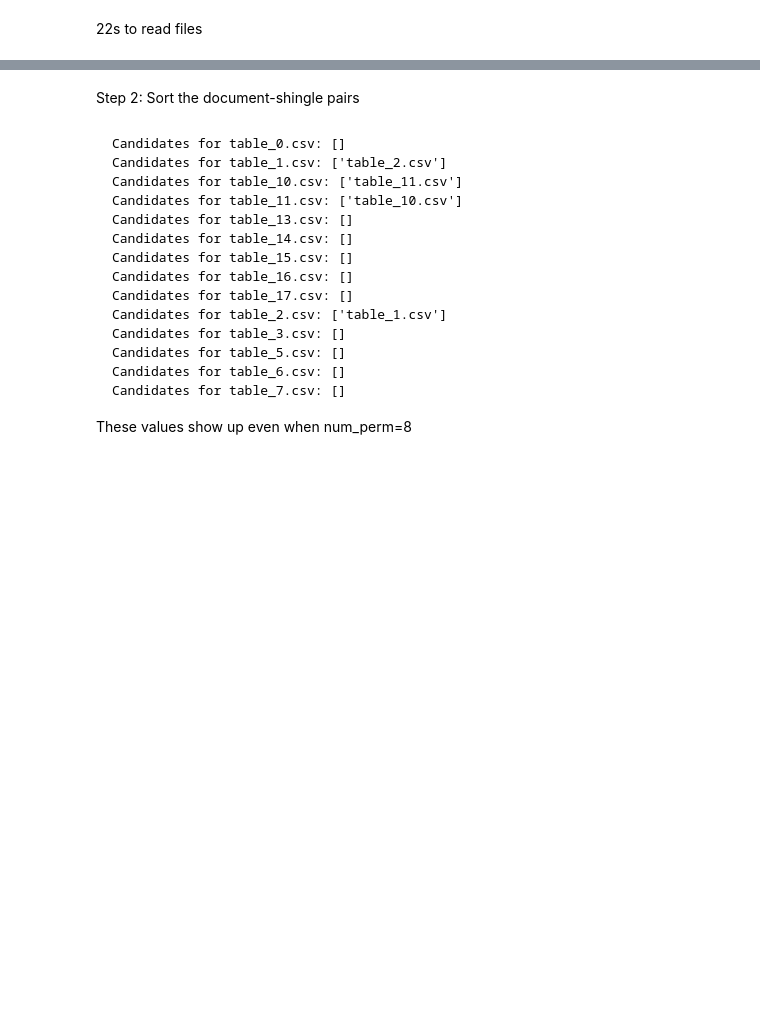
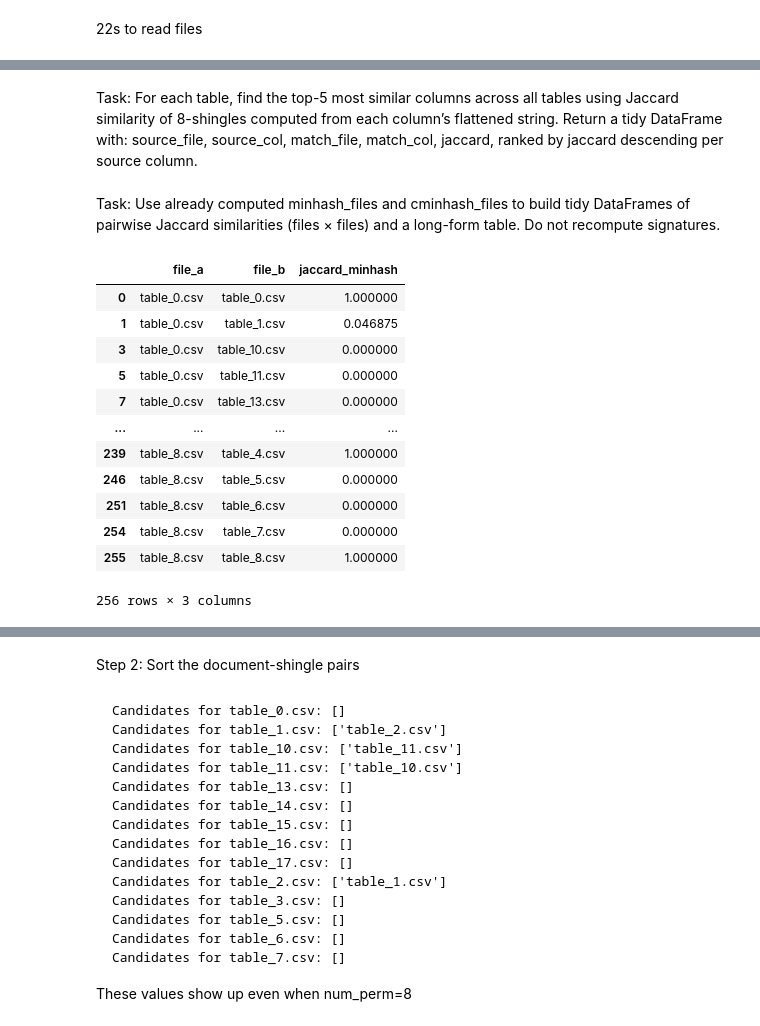
Before and after one commit to berkentekin/dsait4000-assignment-1-group34, a Jupyter notebook: Assignment_part1 V2 (1).ipynb, the cells around one changed output, grey strips where cells are left out. Cells and saved outputs as stored; diff of their text form; code cells hidden in the pictures; blank space fills up the shorter version.

```diff
--- a/Assignment_part1 V2 (1).ipynb
+++ b/Assignment_part1 V2 (1).ipynb
@@ -640,14 +261,0 @@ table_8.csv 0.0
-# %%
-minhash_files = {}
-minhash_cols = defaultdict(list)
-lookup = {}
-mh_file_ind = 0
-
-for fname, text in df_dict.items():
-    text_ks = kshingle_manual(text)
-    minhash_files[fname] = MinHash_manual(text, num_perm=128)
-    for (col_idx, col_name, col_value) in df_col_dict[fname]:
-        text_ks = kshingle_manual(col_value)
-        minhash_col = MinHash_manual(text, num_perm=128)
-        tup = (col_idx, col_name, minhash_col)
-        minhash_cols[fname].append(tup)
@@ -670,14 +261,0 @@ def OneHash_manual(shingle_set, num_perm=128):
-# %%
-onehash_files = {}
-onehash_cols = defaultdict(list)
-lookup = {}
-mh_file_ind = 0
-
-for fname, text in df_dict.items():
-    text_ks = kshingle_manual(text)
-    onehash_files[fname] = (OneHash_auto(text, num_perm=128))
-    #for (col_idx, col_name, col_value) in df_col_dict[fname]:
-    #    text_ks = kshingle_manual(col_value)
-    #    onehash_col = OneHash_manual(text, num_perm=128)
-    #    tup = (col_idx, col_name, onehash_col)
-    #    onehash_cols[fname].append(tup)
@@ -1068,0 +478,2 @@ print(min_hashes)
+# %% [markdown]
+Task: For each table, find the top-5 most similar columns across all tables using Jaccard similarity of 8-shingles computed from each column’s flattened string. Return a tidy DataFrame with: source_file, source_col, match_file, match_col, jaccard, ranked by jaccard descending per source column.
@@ -1068,0 +551,30 @@ print(min_hashes)
+# %% [markdown]
+Task: Use already computed minhash_files and cminhash_files to build tidy DataFrames of pairwise Jaccard similarities (files × files) and a long-form table. Do not recompute signatures.
+# %%
+files_sorted = sorted(minhash_files.keys())
+
+mh_pairs = []
+for i, a in enumerate(files_sorted):
+    for b in files_sorted[i:]:
+        jmh = float(minhash_files[a].jaccard(minhash_files[b]))
+        mh_pairs.append((a, b, jmh))
+        if a != b:
+            mh_pairs.append((b, a, jmh))
+
+mh_jaccard_df = pd.DataFrame(mh_pairs, columns=["file_a", "file_b", "jaccard_minhash"]).sort_values(
+    ["file_a", "file_b"])
+mh_jaccard_df
+# %% [output]
+|  | file_a | file_b | jaccard_minhash |
+| 0 | table_0.csv | table_0.csv | 1.000000 |
+| 1 | table_0.csv | table_1.csv | 0.046875 |
+| 3 | table_0.csv | table_10.csv | 0.000000 |
+| 5 | table_0.csv | table_11.csv | 0.000000 |
+| 7 | table_0.csv | table_13.csv | 0.000000 |
+| ... | ... | ... | ... |
+| 239 | table_8.csv | table_4.csv | 1.000000 |
+| 246 | table_8.csv | table_5.csv | 0.000000 |
+| 251 | table_8.csv | table_6.csv | 0.000000 |
+| 254 | table_8.csv | table_7.csv | 0.000000 |
+| 255 | table_8.csv | table_8.csv | 1.000000 |
+256 rows × 3 columns
```
Also changed, not shown: parts of 44 cells of this notebook.
